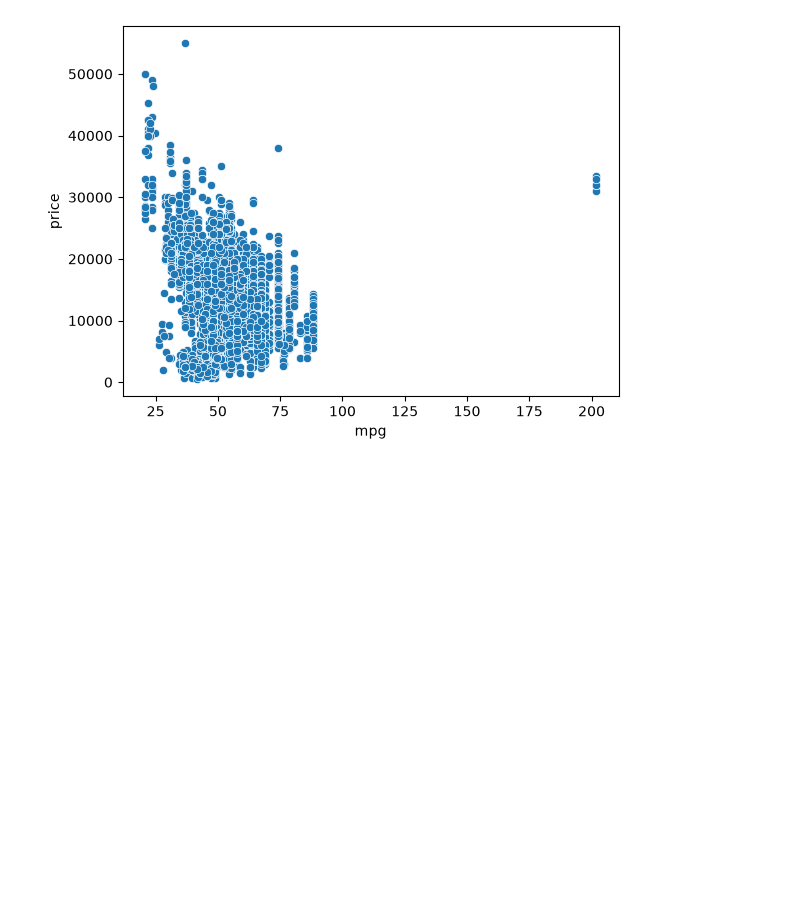
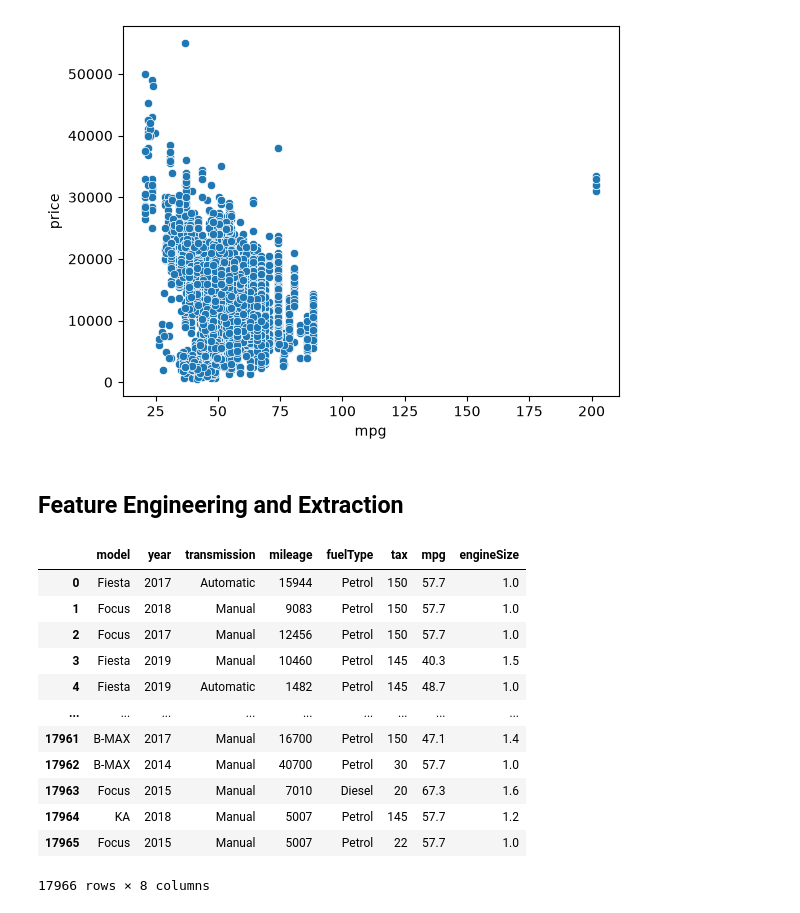
Before and after one commit to praful011-nep/ML-Playground, a Jupyter notebook: Machine Learning/Supervised Learning/ford_price_prediction.ipynb, the cells around one changed output. Drawn from its saved outputs; the diff is of its cells as text; code cells hidden in the pictures; blank space fills up the shorter version.

```diff
--- a/Machine Learning/Supervised Learning/ford_price_prediction.ipynb
+++ b/Machine Learning/Supervised Learning/ford_price_prediction.ipynb
@@ -217,3 +217,5 @@ sns.scatterplot(
 # %% [output]
 <Axes: xlabel='mpg', ylabel='price'>
 [figure]
+# %% [markdown]
+## Feature Engineering and Extraction
@@ -219,0 +225,16 @@ sns.scatterplot(
+# %%
+X
+# %% [output]
+|  | model | year | transmission | mileage | fuelType | tax | mpg | engineSize |
+| 0 | Fiesta | 2017 | Automatic | 15944 | Petrol | 150 | 57.7 | 1.0 |
+| 1 | Focus | 2018 | Manual | 9083 | Petrol | 150 | 57.7 | 1.0 |
+| 2 | Focus | 2017 | Manual | 12456 | Petrol | 150 | 57.7 | 1.0 |
+| 3 | Fiesta | 2019 | Manual | 10460 | Petrol | 145 | 40.3 | 1.5 |
+| 4 | Fiesta | 2019 | Automatic | 1482 | Petrol | 145 | 48.7 | 1.0 |
+| ... | ... | ... | ... | ... | ... | ... | ... | ... |
+| 17961 | B-MAX | 2017 | Manual | 16700 | Petrol | 150 | 47.1 | 1.4 |
+| 17962 | B-MAX | 2014 | Manual | 40700 | Petrol | 30 | 57.7 | 1.0 |
+| 17963 | Focus | 2015 | Manual | 7010 | Diesel | 20 | 67.3 | 1.6 |
+| 17964 | KA | 2018 | Manual | 5007 | Petrol | 145 | 57.7 | 1.2 |
+| 17965 | Focus | 2015 | Manual | 5007 | Petrol | 22 | 57.7 | 1.0 |
+17966 rows × 8 columns
```
Also changed, not shown: parts of 7 cells of this notebook.
